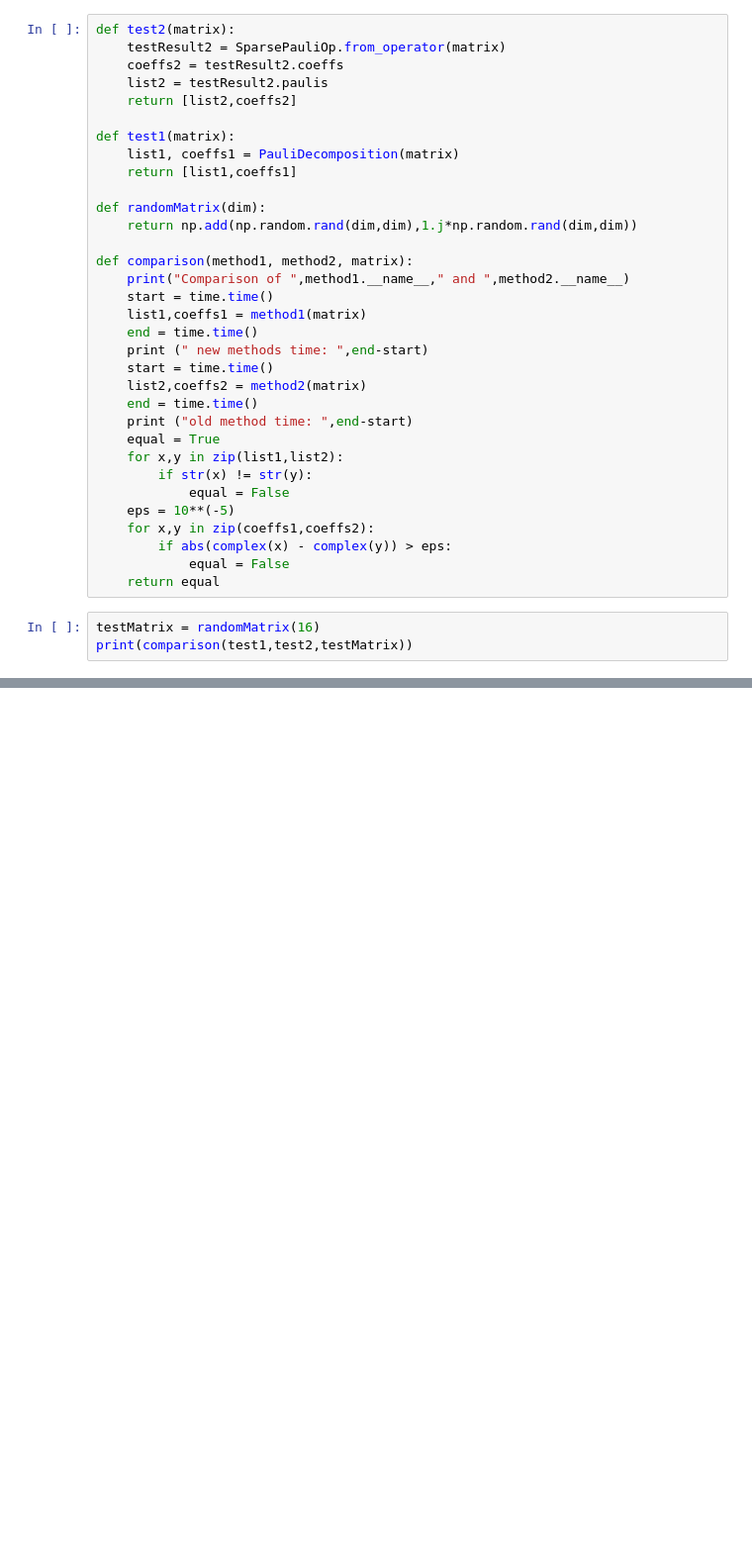
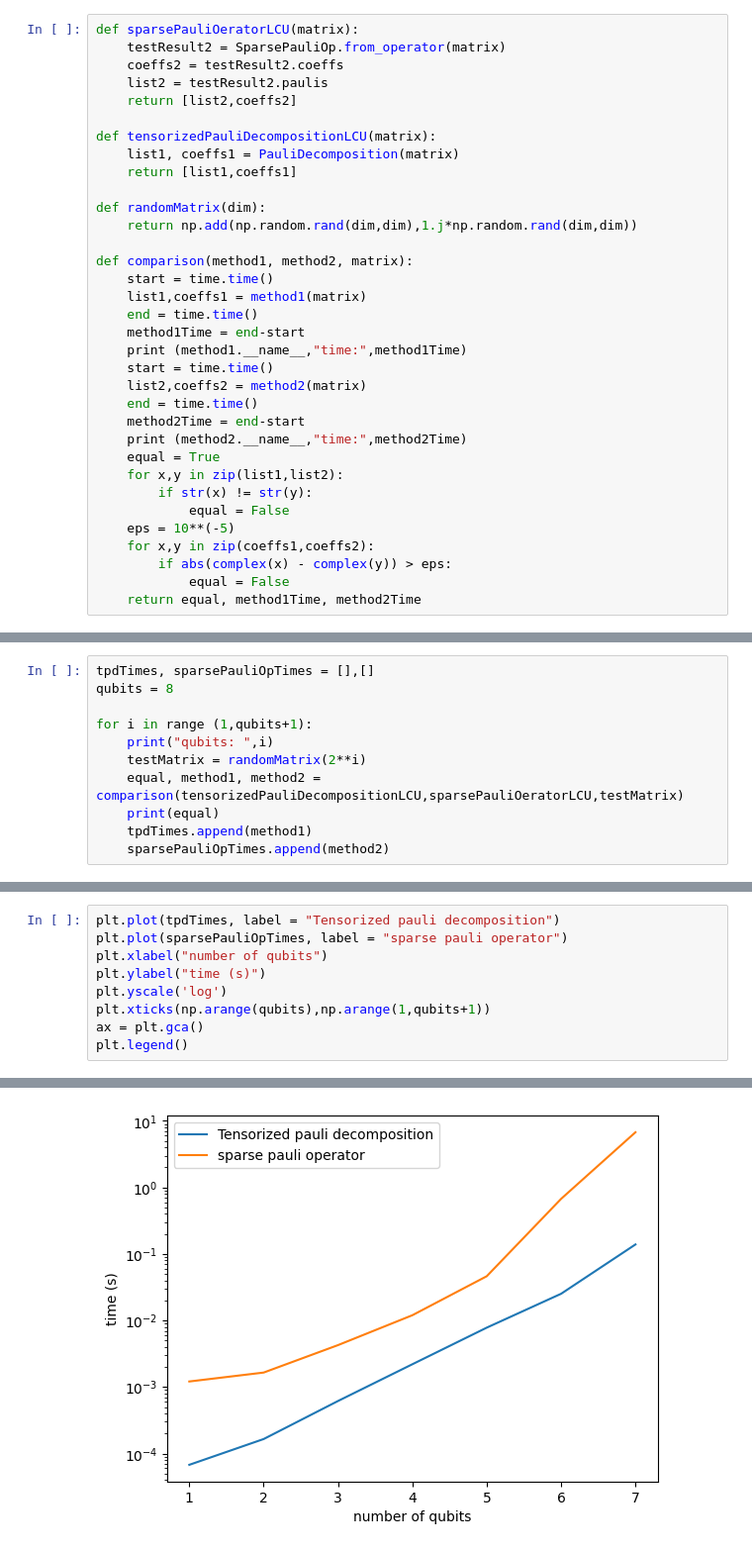
Before and after one commit to cezaris13/CourseWork, a Jupyter notebook: VQLS-QSVM-Implementation/TPDTest.ipynb, the cells around one changed output, grey strips where cells are left out. Shown: that part at 99% size. Saved outputs shown, nothing was run; the diff lists cells and outputs as text; blank space fills up the shorter version.

Commit message:
modified TPD tests file

```diff
--- a/VQLS-QSVM-Implementation/TPDTest.ipynb
+++ b/VQLS-QSVM-Implementation/TPDTest.ipynb
@@ -7,11 +9,11 @@ import time
 # %%
-def test2(matrix):
+def sparsePauliOeratorLCU(matrix):
 	testResult2 = SparsePauliOp.from_operator(matrix)
 	coeffs2 = testResult2.coeffs
 	list2 = testResult2.paulis
 	return [list2,coeffs2]
 
-def test1(matrix):
+def tensorizedPauliDecompositionLCU(matrix):
 	list1, coeffs1 = PauliDecomposition(matrix)
 	return [list1,coeffs1]
 
@@ -19,15 +21,16 @@ def randomMatrix(dim):
 	return np.add(np.random.rand(dim,dim),1.j*np.random.rand(dim,dim))
 
 def comparison(method1, method2, matrix):
-	print("Comparison of ",method1.__name__," and ",method2.__name__)
 	start = time.time()
 	list1,coeffs1 = method1(matrix)
 	end = time.time()
-	print (" new methods time: ",end-start)
+	method1Time = end-start
+	print (method1.__name__,"time:",method1Time)
 	start = time.time()
 	list2,coeffs2 = method2(matrix)
 	end = time.time()
-	print ("old method time: ",end-start)
+	method2Time = end-start
+	print (method2.__name__,"time:",method2Time)
 	equal = True
 	for x,y in zip(list1,list2):
 		if str(x) != str(y):
@@ -36,7 +39,4 @@ def comparison(method1, method2, matrix):
 	for x,y in zip(coeffs1,coeffs2):
 		if abs(complex(x) - complex(y)) > eps:
 			equal = False
-	return equal
+	return equal, method1Time, method2Time
-# %%
-testMatrix = randomMatrix(16)
-print(comparison(test1,test2,testMatrix))
@@ -47,0 +43,11 @@ True
+# %%
+tpdTimes, sparsePauliOpTimes = [],[]
+qubits = 8
+
+for i in range (1,qubits+1):
+    print("qubits: ",i)
+    testMatrix = randomMatrix(2**i)
+    equal, method1, method2 = comparison(tensorizedPauliDecompositionLCU,sparsePauliOeratorLCU,testMatrix)
+    print(equal)
+    tpdTimes.append(method1)
+    sparsePauliOpTimes.append(method2)
@@ -47,0 +72,10 @@ True
+# %%
+plt.plot(tpdTimes, label = "Tensorized pauli decomposition")
+plt.plot(sparsePauliOpTimes, label = "sparse pauli operator")
+plt.xlabel("number of qubits")
+plt.ylabel("time (s)")
+plt.yscale('log')
+plt.xticks(np.arange(qubits),np.arange(1,qubits+1))
+ax = plt.gca()
+plt.legend()
+# %% [output]
@@ -47,0 +83 @@ True
+[figure, added]
```
Also changed, not shown: parts of 5 cells of this notebook, 1 other file.
